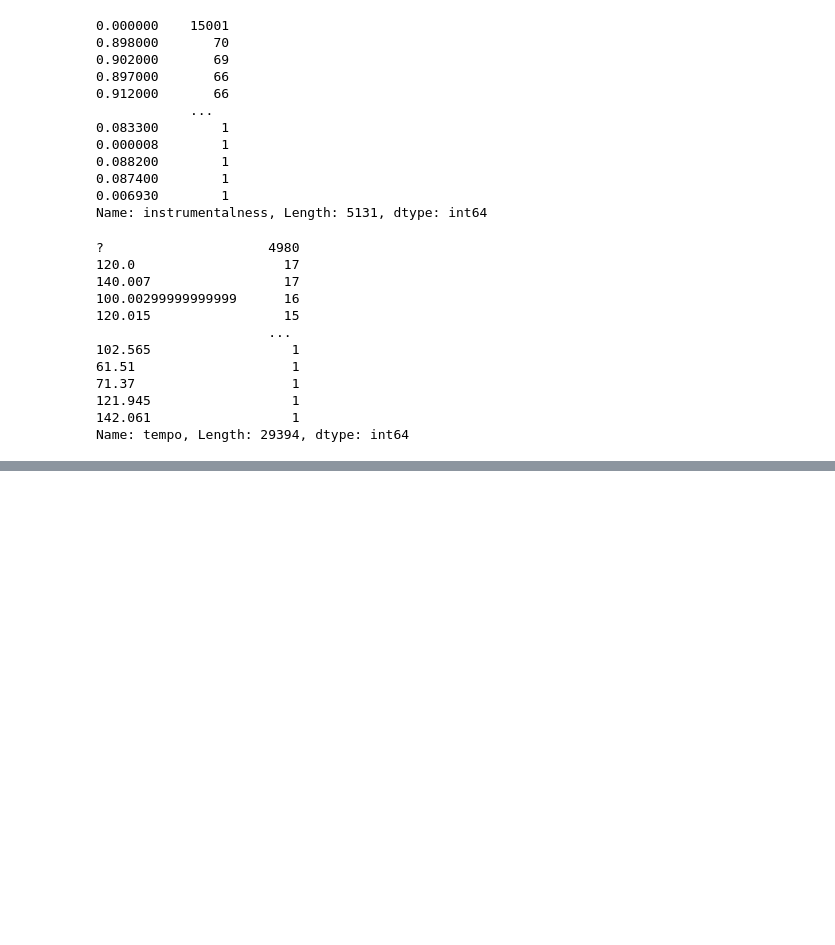
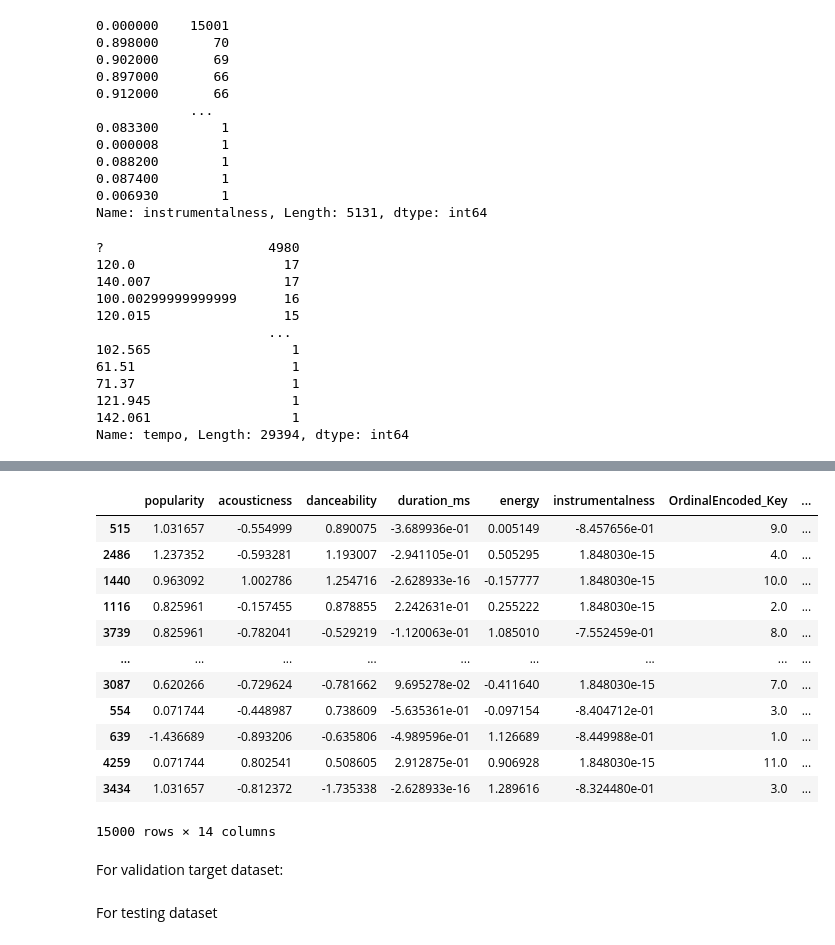
Before and after one commit to jerryzhuang0914/COMP309_Assignment3, a Jupyter notebook: Kaggle Competition.ipynb, the cells around one changed output, grey strips where cells are left out. Saved outputs shown, nothing was run; the diff lists cells and outputs as text; code cells hidden in the pictures; blank space fills up the shorter version.

```diff
--- a/Kaggle Competition.ipynb
+++ b/Kaggle Competition.ipynb
@@ -491,0 +490,3 @@ X_train_1
+# %%
+# remove irrelevant features of testing feature
+X_test_1 = X_test.drop(columns = ['instance_id', 'artist_name', 'track_hash', 'track_name', 'obtained_date'])
@@ -491,0 +499,6 @@ X_train_1
+# %%
+# encoding Categorical Data "mode" using one-hot encoding
+X_test_1 = pd.get_dummies(X_test_1, columns=['mode'])
+# %%
+# drop original key column
+X_test_1 = X_test_1.drop(columns=['key'])
@@ -491,0 +508,18 @@ X_train_1
+# %%
+X_test_1
+# %% [output]
+|  | popularity | acousticness | danceability | duration_ms | energy | instrumentalness | OrdinalEncoded_Key | ... |
+| 515 | 1.031657 | -0.554999 | 0.890075 | -3.689936e-01 | 0.005149 | -8.457656e-01 | 9.0 | ... |
+| 2486 | 1.237352 | -0.593281 | 1.193007 | -2.941105e-01 | 0.505295 | 1.848030e-15 | 4.0 | ... |
+| 1440 | 0.963092 | 1.002786 | 1.254716 | -2.628933e-16 | -0.157777 | 1.848030e-15 | 10.0 | ... |
+| 1116 | 0.825961 | -0.157455 | 0.878855 | 2.242631e-01 | 0.255222 | 1.848030e-15 | 2.0 | ... |
+| 3739 | 0.825961 | -0.782041 | -0.529219 | -1.120063e-01 | 1.085010 | -7.552459e-01 | 8.0 | ... |
+| ... | ... | ... | ... | ... | ... | ... | ... | ... |
+| 3087 | 0.620266 | -0.729624 | -0.781662 | 9.695278e-02 | -0.411640 | 1.848030e-15 | 7.0 | ... |
+| 554 | 0.071744 | -0.448987 | 0.738609 | -5.635361e-01 | -0.097154 | -8.404712e-01 | 3.0 | ... |
+| 639 | -1.436689 | -0.893206 | -0.635806 | -4.989596e-01 | 1.126689 | -8.449988e-01 | 1.0 | ... |
+| 4259 | 0.071744 | 0.802541 | 0.508605 | 2.912875e-01 | 0.906928 | 1.848030e-15 | 11.0 | ... |
+| 3434 | 1.031657 | -0.812372 | -1.735338 | -2.628933e-16 | 1.289616 | -8.324480e-01 | 3.0 | ... |
+15000 rows × 14 columns
+# %% [markdown]
+For validation target dataset:
@@ -491,0 +533,2 @@ X_train_1
+# %% [markdown]
+For testing dataset
```
Also changed, not shown: parts of 51 cells of this notebook, 1 other file.
